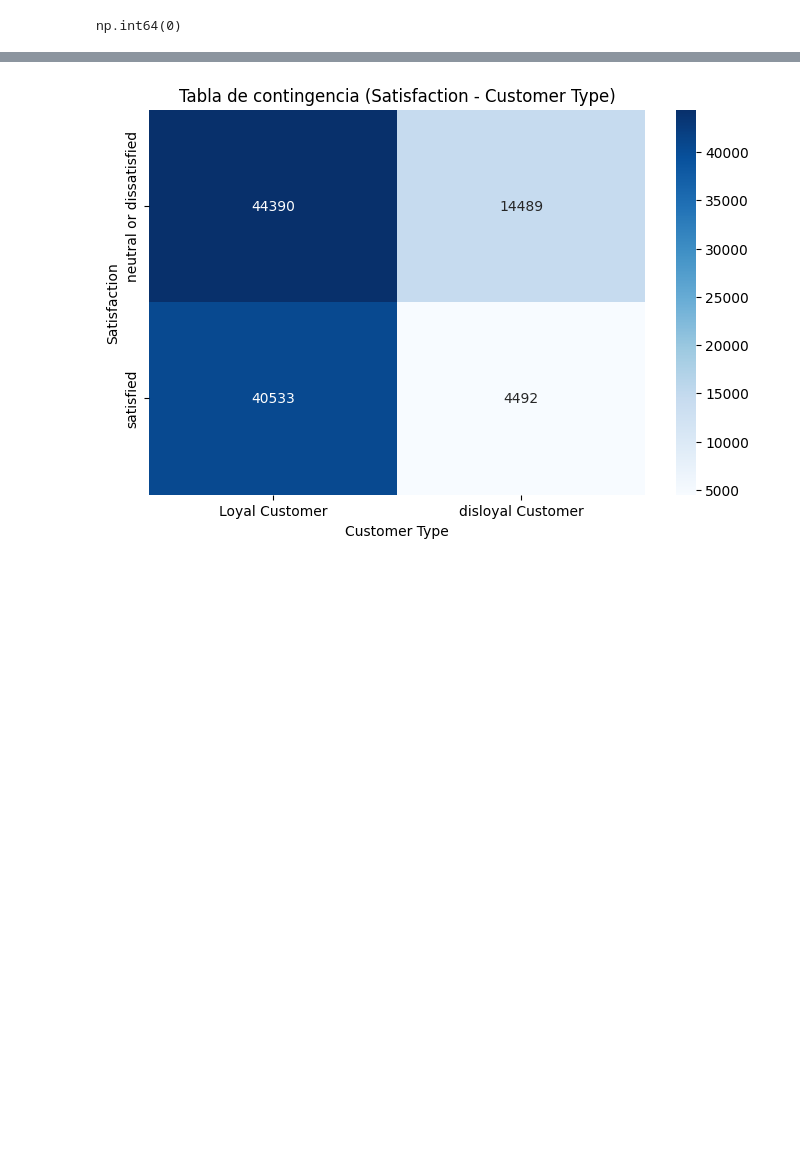
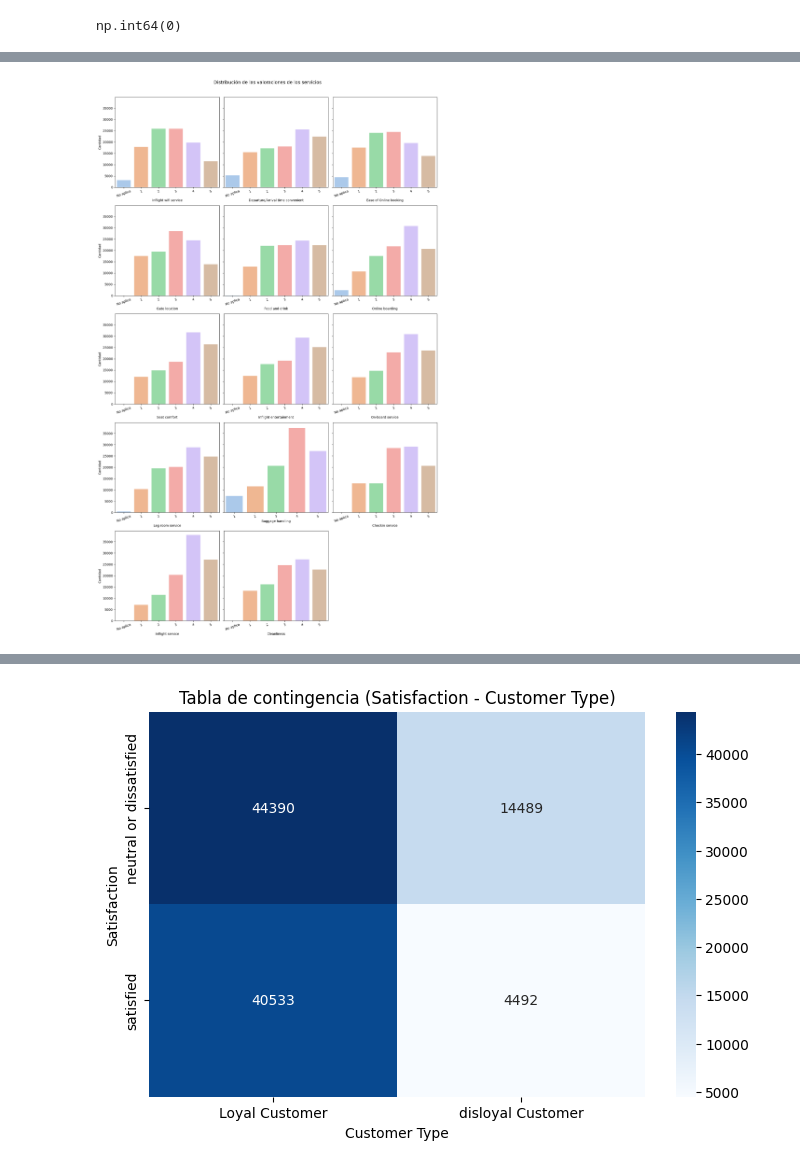
Before and after one commit to FIUBA-Posgrado-Inteligencia-Artificial/aprMaqI_CEIA, a Jupyter notebook: trabajo_practico/eda_airline_passenger.ipynb, the cells around one changed output, grey strips where cells are left out. Saved outputs shown, nothing was run; the diff lists cells and outputs as text; code cells hidden in the pictures; blank space fills up the shorter version.

```diff
--- a/trabajo_practico/eda_airline_passenger.ipynb
+++ b/trabajo_practico/eda_airline_passenger.ipynb
@@ -154,0 +213,42 @@ Name: count, dtype: int64
+# %%
+category_order = ["No aplica", 1, 2, 3, 4, 5]
+
+fig, axes = plt.subplots(5, 3, figsize=(15, 24), sharey=True)
+axes = axes.flatten()
+
+for i, col in enumerate(service_columns):
+    ax = axes[i]
+
+    order = [
+        value for value in category_order
+        if value in df_plot[col].unique()
+    ]
+
+    sns.countplot(
+        data=df_plot,
+        x=col,
+        hue=col,
+        order=order,
+        hue_order=order,
+        palette="pastel",
+        legend=False,
+        ax=ax
+    )
+
+    ax.set_xlabel(col)
+    ax.set_ylabel("Cantidad")
+    ax.tick_params(axis="x", labelrotation=20)
+
+for ax in axes[len(service_columns):]:
+    fig.delaxes(ax)
+
+plt.suptitle(
+    "Distribución de las valoraciones de los servicios",
+    fontsize=14,
+    y=1.01
+)
+
+plt.tight_layout()
+plt.show()
+# %% [output]
+[figure, added]
```
Also changed, not shown: parts of 38 cells of this notebook.
